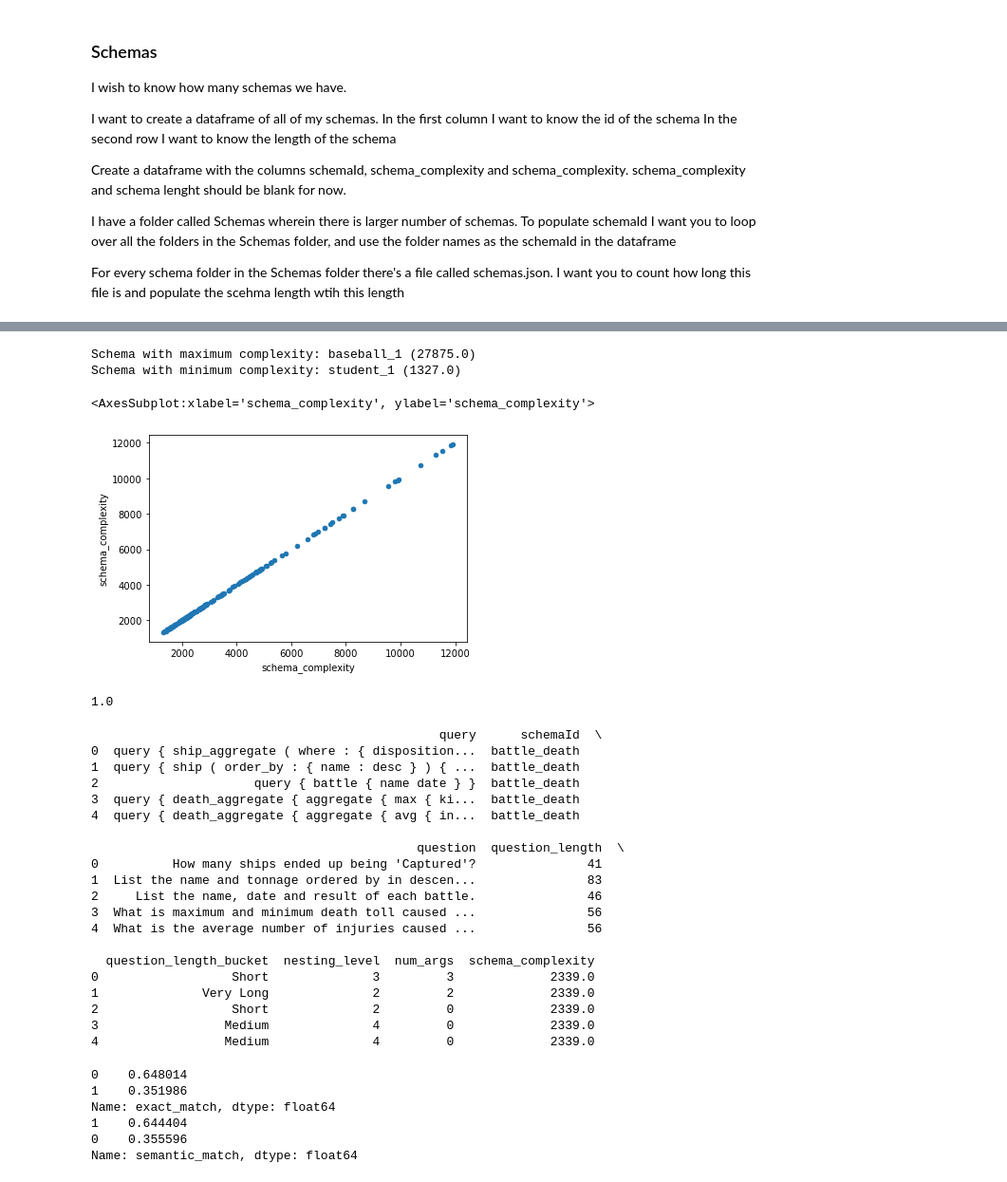
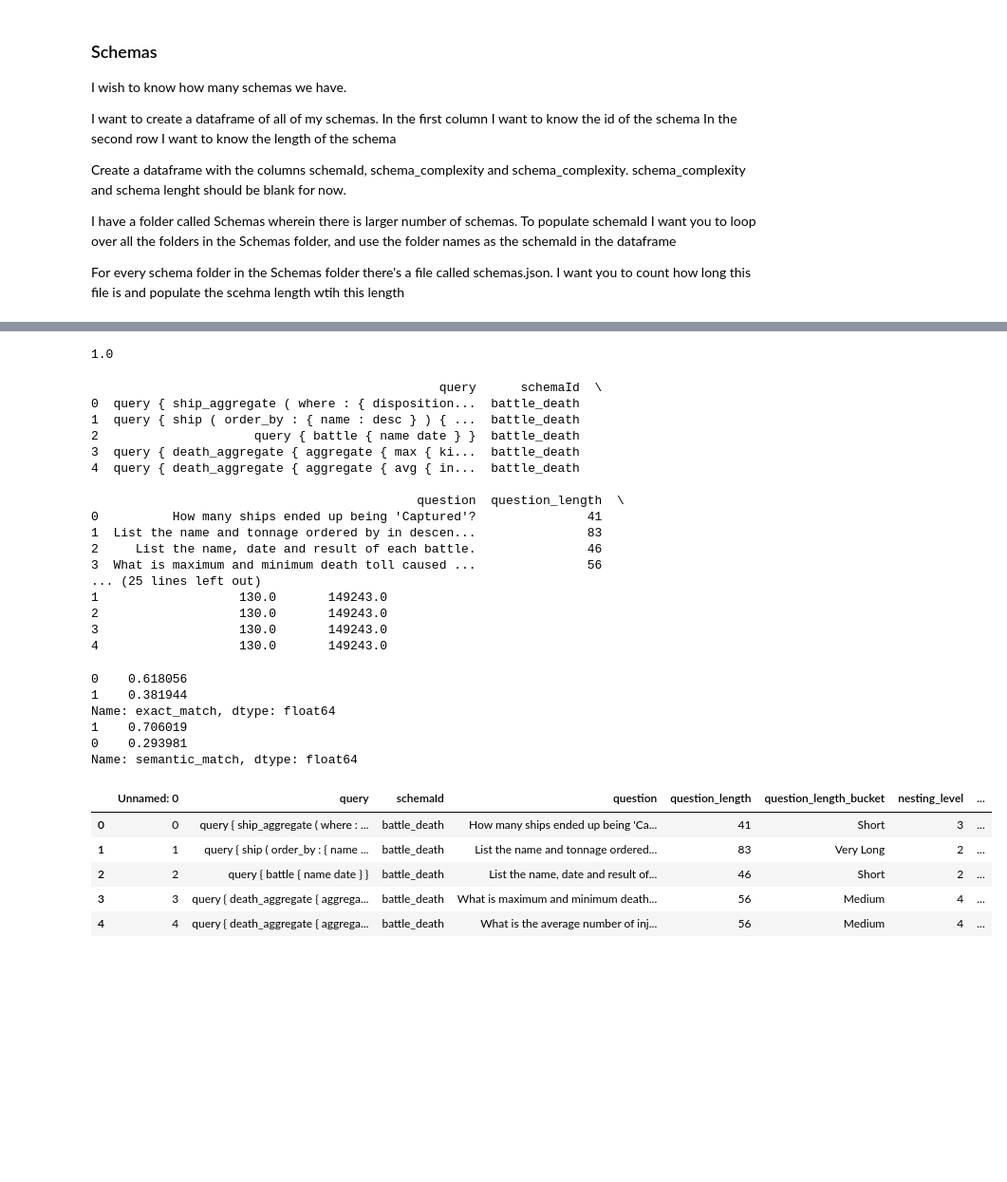
Before and after one commit to Dybton/T5, a Jupyter notebook: dataset-exploration.ipynb, the cells around one changed output, grey strips where cells are left out. Shown: that part at 95% size. Saved outputs shown, nothing was run; the diff lists cells and outputs as text; code cells hidden in the pictures; blank space fills up the shorter version.

```diff
--- a/dataset-exploration.ipynb
+++ b/dataset-exploration.ipynb
@@ -443,29 +439,24 @@ for schema_folder in schema_folders:
 # %%
-#It's kinda obvious that schema_complexity is correlated with schema_complexity, since a way to increase the complexity is to add more types, fields, relationships, etc. to the schema.
+# #It's kinda obvious that schema_complexity is correlated with schema_complexity, since a way to increase the complexity is to add more types, fields, relationships, etc. to the schema.
 
-## Print the max complexity score
-max_complexity = df['schema_complexity'].max()
-max_complexity_schema = df[df['schema_complexity'] == max_complexity]['schemaId'].values[0]
-print(f"Schema with maximum complexity: {max_complexity_schema} ({max_complexity})")
+# ## Print the max complexity score
+# max_complexity = df['schema_complexity'].max()
+# max_complexity_schema = df[df['schema_complexity'] == max_complexity]['schemaId'].values[0]
+# print(f"Schema with maximum complexity: {max_complexity_schema} ({max_complexity})")
 
-## What is the min complexity score?
-min_complexity = df['schema_complexity'].min()
-min_complexity_schema = df[df['schema_complexity'] == min_complexity]['schemaId'].values[0]
-print(f"Schema with minimum complexity: {min_complexity_schema} ({min_complexity})")
+# ## What is the min complexity score?
+# min_complexity = df['schema_complexity'].min()
+# min_complexity_schema = df[df['schema_complexity'] == min_complexity]['schemaId'].values[0]
+# print(f"Schema with minimum complexity: {min_complexity_schema} ({min_complexity})")
 
-## describe the complexity score
-df['schema_complexity'].describe()
+# ## describe the complexity score
+# df['schema_complexity'].describe()
 
-## Remove outliers
-df = df[df['schema_complexity'] < 15000]
+# ## Remove outliers
+# df = df[df['schema_complexity'] < 15000]
 
-#What is the correlation between the schema_complexity and the schema_complexity?
-df.plot.scatter(x='schema_complexity', y='schema_complexity')
+# #What is the correlation between the schema_complexity and the schema_complexity?
+# df.plot.scatter(x='schema_complexity', y='schema_length')
-# %% [output]
-Schema with maximum complexity: baseball_1 (27875.0)
-Schema with minimum complexity: student_1 (1327.0)
-<AxesSubplot:xlabel='schema_complexity', ylabel='schema_complexity'>
-[figure, removed]
 # %%
 ## What is the correlation value between the schema_complexity and the schema_complexity?
 df['schema_complexity'].corr(df['schema_complexity'])
@@ -473,13 +464,12 @@ df['schema_complexity'].corr(df['schema_complexity'])
 1.0
 # %%
 #Combine dev and df on schemaId
-
 dev_df = dev.merge(df, on='schemaId')
 
 print(dev_df.head())
 
 #Covert the schema_complexity to int
-dev_df['schema_complexity'] = dev_df['schema_complexity'].astype(int)
+# dev_df['schema_complexity'] = dev_df['schema_complexity'].astype(int)
 
 ## Export the DataFrame to a CSV file
 dev_df.to_csv('dev_df.csv', index=False)
@@ -496,40 +486,47 @@ dev_df.to_csv('dev_df.csv', index=False)
 1  List the name and tonnage ordered by in descen...               83
 2     List the name, date and result of each battle.               46
 3  What is maximum and minimum death toll caused ...               56
-4  What is the average number of injuries caused ...               56
-
-  question_length_bucket  nesting_level  num_args  schema_complexity
-0                  Short              3         3             2339.0
-1              Very Long              2         2             2339.0
-2                  Short              2         0             2339.0
-3                 Medium              4         0             2339.0
-4                 Medium              4         0             2339.0
+... (25 lines left out)
+1                   130.0       149243.0
+2                   130.0       149243.0
+3                   130.0       149243.0
+4                   130.0       149243.0
 # %%
+import pandas as pd
+
 ## create a dataframe called dev_def_with_results from the csv file dev_def_with_results
 dev_df_with_results = pd.read_csv('dev_df_with_results.csv')
 
 dev_df_with_results.head()
 
 #How many rows have exact match of 1?
 print(dev_df_with_results['exact_match'].value_counts(normalize=True))
 
 #How how many rows have semantic match of 1?
 print(dev_df_with_results['semantic_match'].value_counts(normalize=True))
 
 #Out of all the rows what proportion of the rows have a semantic match of 1?
 
 #print(dev_df_with_results['semantic_match'].value_counts(normalize=True))
 
 #Calculate the accuracy of the semantic match
 dev_df_with_results['semantic_match_accuracy'] = dev_df_with_results['semantic_match'] == dev_df_with_results['semantic_match']
 
 #Calculate the accuracy of the exact match
 
 dev_df_with_results['exact_match_accuracy'] = dev_df_with_results['exact_match'] == dev_df_with_results['exact_match']
+
+dev_df_with_results.head()
 # %% [output]
-0    0.648014
-1    0.351986
+0    0.618056
+1    0.381944
 Name: exact_match, dtype: float64
-1    0.644404
-0    0.355596
+1    0.706019
+0    0.293981
 Name: semantic_match, dtype: float64
+|  | Unnamed: 0 | query | schemaId | question | question_length | question_length_bucket | nesting_level | ... |
+| 0 | 0 | query { ship_aggregate ( where : ... | battle_death | How many ships ended up being 'Ca... | 41 | Short | 3 | ... |
+| 1 | 1 | query { ship ( order_by : { name ... | battle_death | List the name and tonnage ordered... | 83 | Very Long | 2 | ... |
+| 2 | 2 | query { battle { name date } } | battle_death | List the name, date and result of... | 46 | Short | 2 | ... |
+| 3 | 3 | query { death_aggregate { aggrega... | battle_death | What is maximum and minimum death... | 56 | Medium | 4 | ... |
+| 4 | 4 | query { death_aggregate { aggrega... | battle_death | What is the average number of inj... | 56 | Medium | 4 | ... |
```
Also changed, not shown: parts of 10 cells of this notebook.
